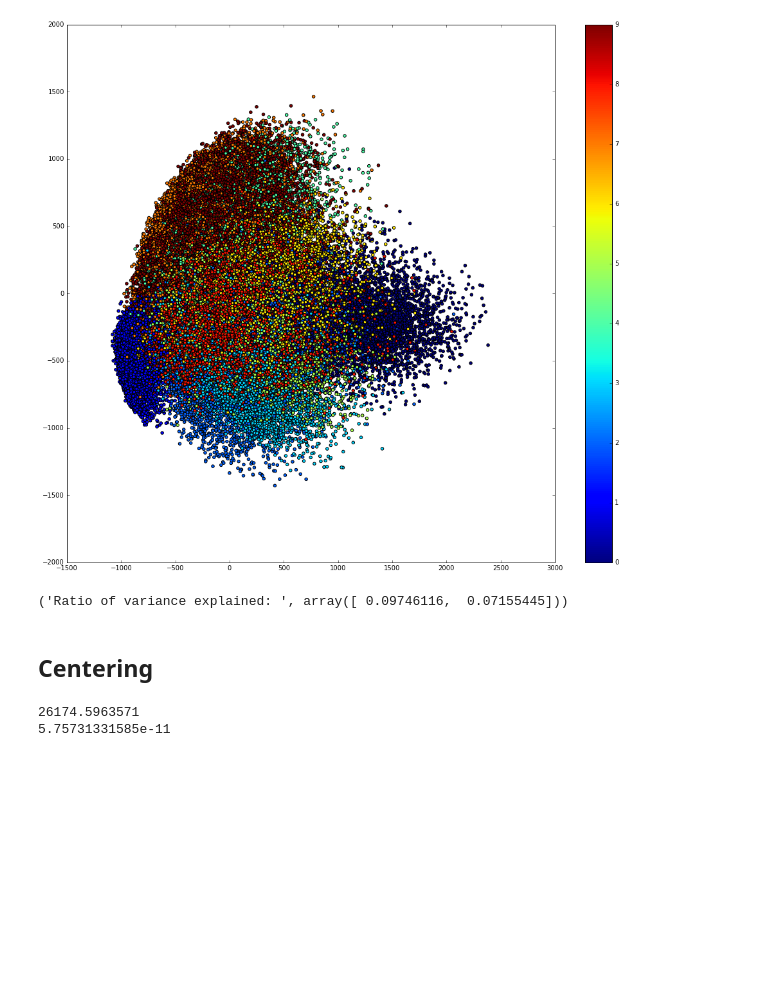
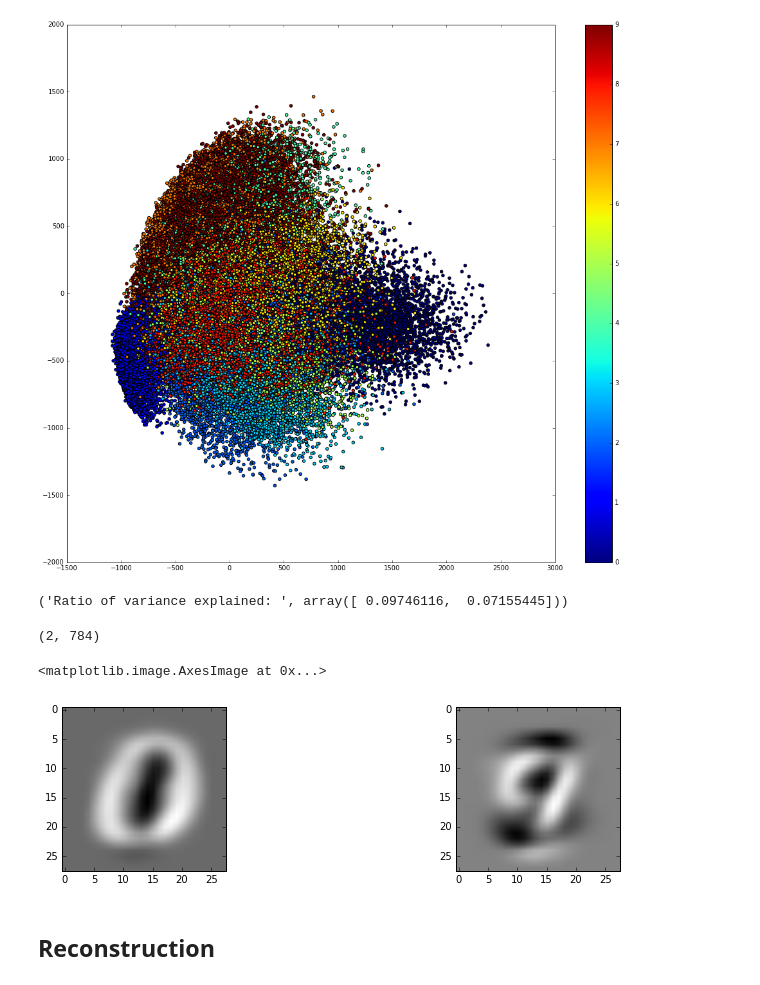
Before and after one commit to nyu-dl/Intro_to_ML_Lecture_Note, a Jupyter notebook: notebook/PCA_MNIST.ipynb, the cells around one changed output. Saved outputs shown, nothing was run; the diff lists cells and outputs as text; code cells hidden in the pictures; blank space fills up the shorter version.

```diff
--- a/notebook/PCA_MNIST.ipynb
+++ b/notebook/PCA_MNIST.ipynb
@@ -39,5 +40,21 @@ plt.colorbar()
 print ('Ratio of variance explained: ', pca.explained_variance_ratio_)
 # %% [output]
 ('Ratio of variance explained: ', array([ 0.09746116,  0.07155445]))
+# %%
+principal_components = pca.components_
+# %%
+principal_components.shape
+# %% [output]
+(2, 784)
+# %%
+plt.figure(figsize=(10, 10))
+plt.subplot(1, 3, 1)
+plt.imshow(principal_components[0].reshape((28, 28)), cmap=cm.gray)
+
+plt.subplot(1, 3, 3)
+plt.imshow(principal_components[1].reshape((28, 28)), cmap=cm.gray)
+# %% [output]
+<matplotlib.image.AxesImage at 0x...>
+[figure, added]
 # %% [markdown]
-## Centering
+## Reconstruction
@@ -46,7 +60,0 @@ X_centered = X - X.mean(axis = 0)
-# %%
-# Verifying the centering
-print np.sum(X.mean(axis=0))
-print np.sum(X_centered.mean(axis=0))
-# %% [output]
-26174.5963571
-5.75731331585e-11
```
Also changed, not shown: parts of 11 cells of this notebook, 1 other file.
